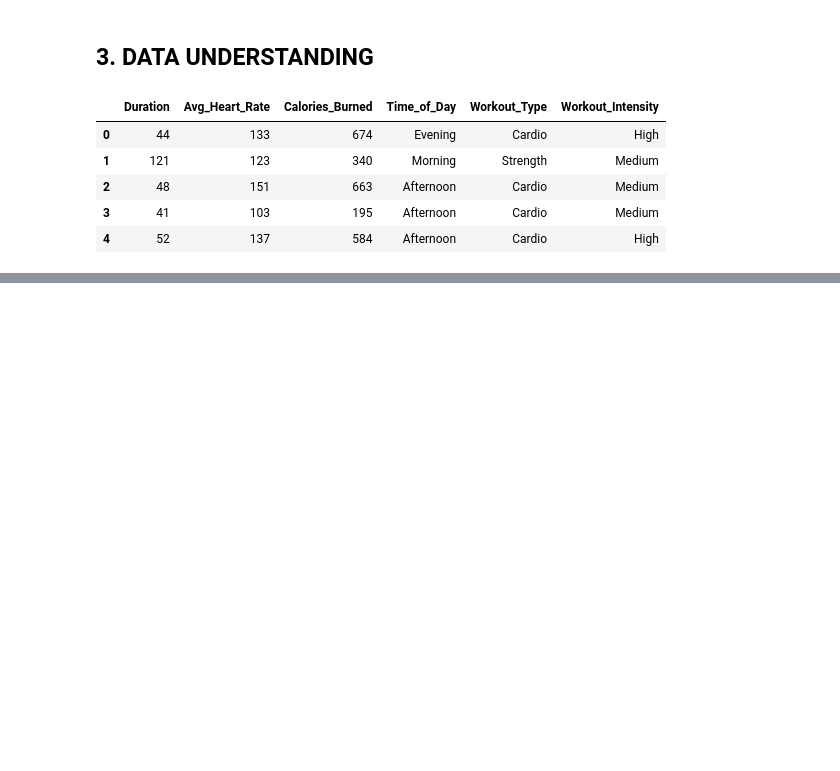
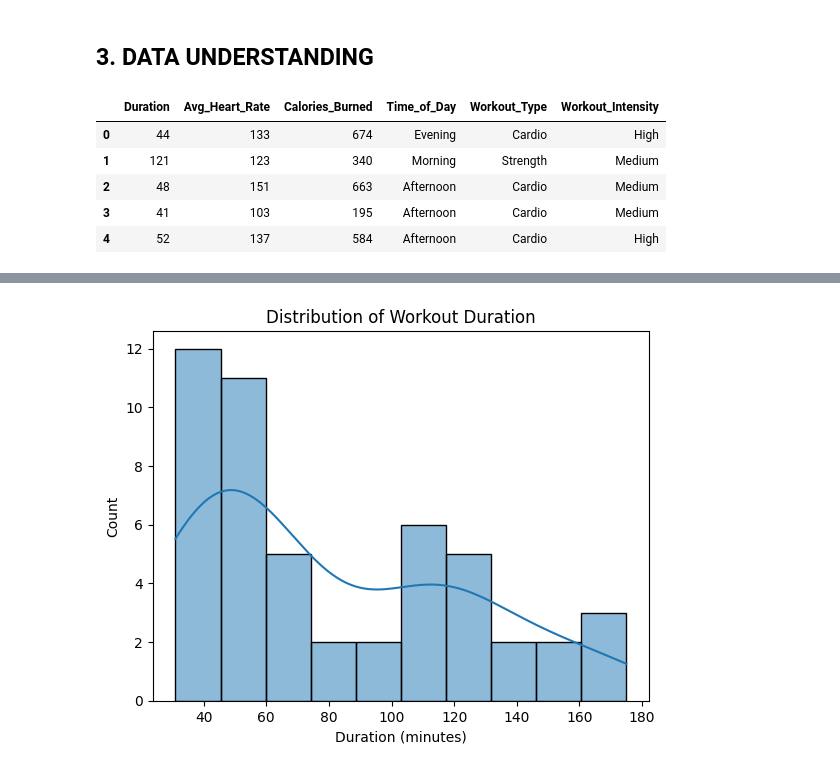
Before and after one commit to SylviaMwai/FitGuru-Classifier-Using-KNN, a Jupyter notebook: FitGuru_Classifier_Using_KNN.ipynb, the cells around one changed output, grey strips where cells are left out. Drawn from its saved outputs; the diff is of its cells as text; code cells hidden in the pictures; blank space fills up the shorter version.

```diff
--- a/FitGuru_Classifier_Using_KNN.ipynb
+++ b/FitGuru_Classifier_Using_KNN.ipynb
@@ -93,0 +241,7 @@ Data.head()
+# %%
+sns.histplot(Data['Duration'], bins=10, kde=True)
+plt.title("Distribution of Workout Duration")
+plt.xlabel("Duration (minutes)")
+plt.show()
+# %% [output]
+[figure, added]
```
Also changed, not shown: parts of 15 cells of this notebook.
